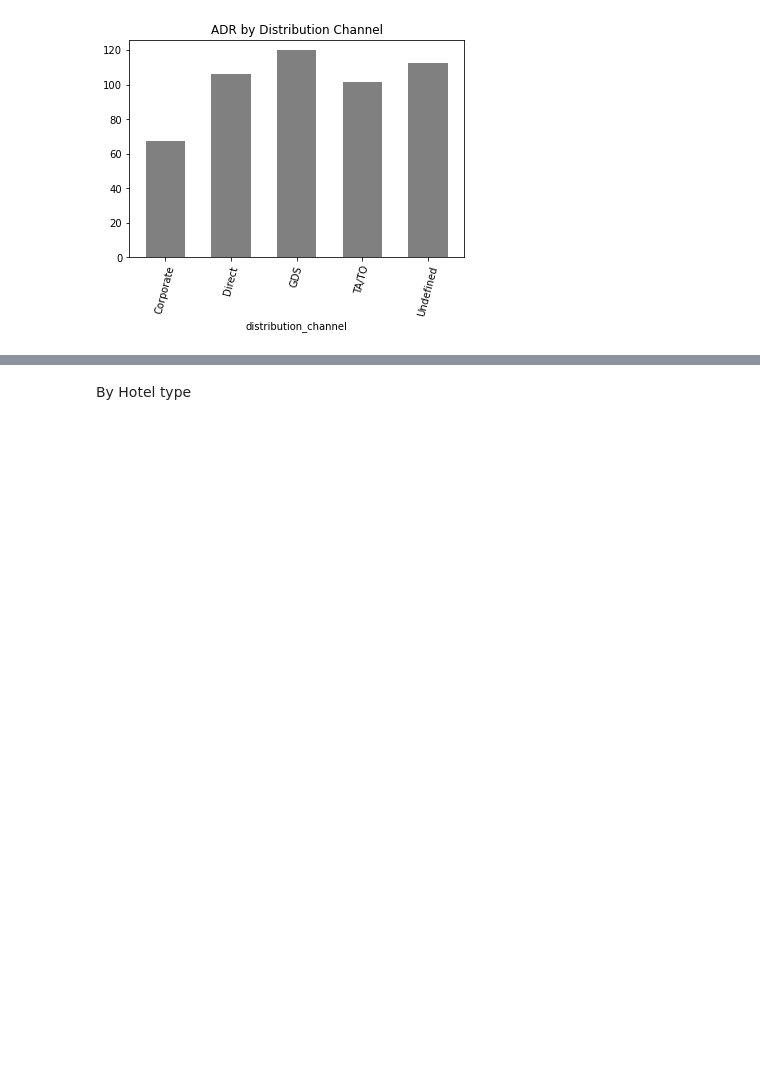
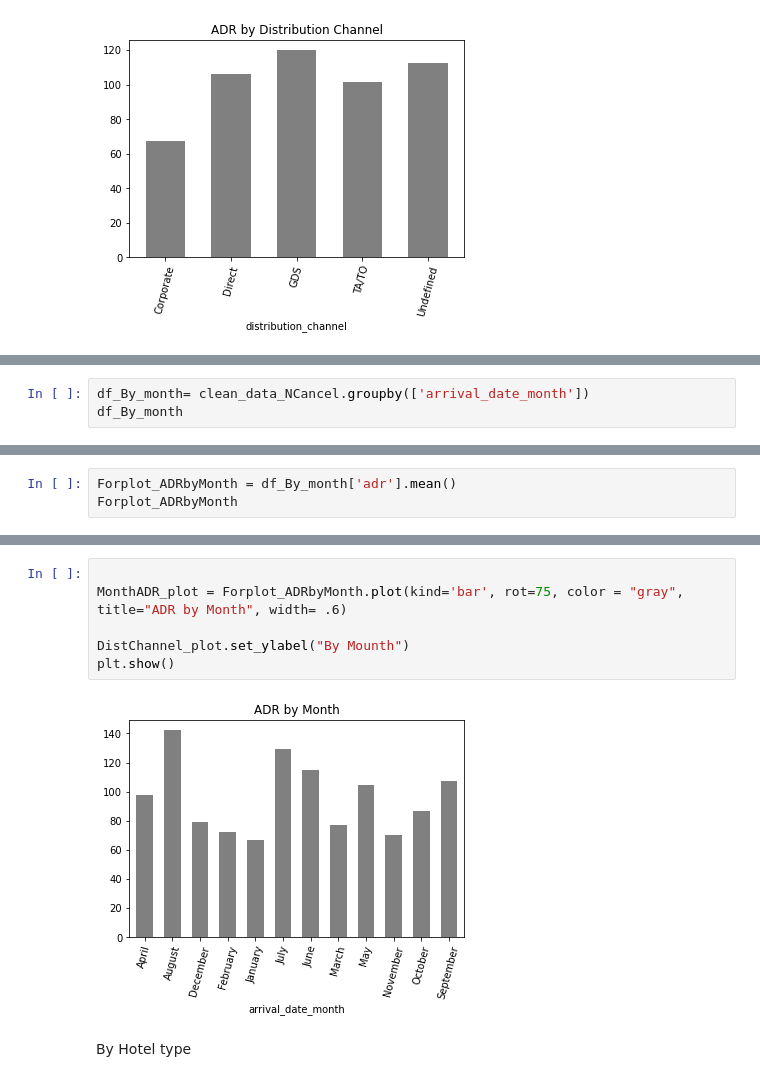
Before and after one commit to carlosmendozaj/Project_Booking_Demand, a Jupyter notebook: Daniel_Notebook.ipynb, the cells around one changed output, grey strips where cells are left out. Saved outputs shown, nothing was run; the diff lists cells and outputs as text; blank space fills up the shorter version.

```diff
--- a/Daniel_Notebook.ipynb
+++ b/Daniel_Notebook.ipynb
@@ -135,0 +118,3 @@ plt.show()
+# %%
+df_By_month= clean_data_NCancel.groupby(['arrival_date_month'])
+df_By_month
@@ -135,0 +133,3 @@ plt.show()
+# %%
+Forplot_ADRbyMonth = df_By_month['adr'].mean()
+Forplot_ADRbyMonth
@@ -136,3 +151,11 @@ plt.show()
+# %%
+
+MonthADR_plot = Forplot_ADRbyMonth.plot(kind='bar', rot=75, color = "gray", title="ADR by Month", width= .6)
+
+DistChannel_plot.set_ylabel("By Mounth")
+plt.show()
+# %% [output]
+[figure, added]
 # %% [markdown]
 By Hotel type
 # %%
```
Also changed, not shown: parts of 7 cells of this notebook.
